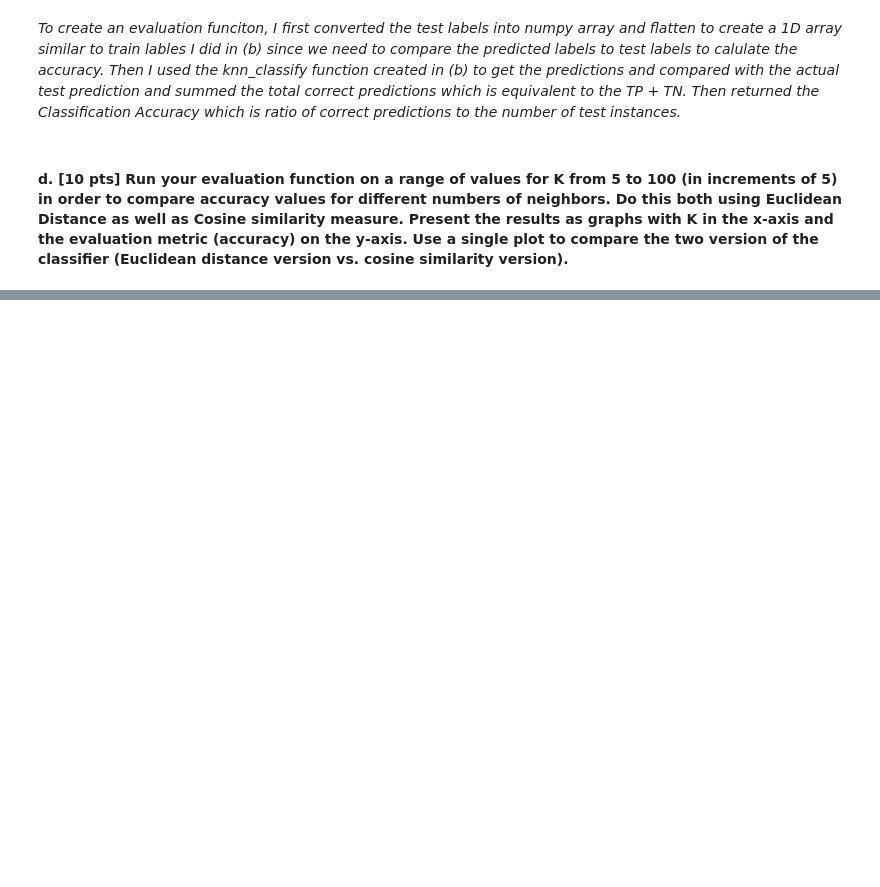
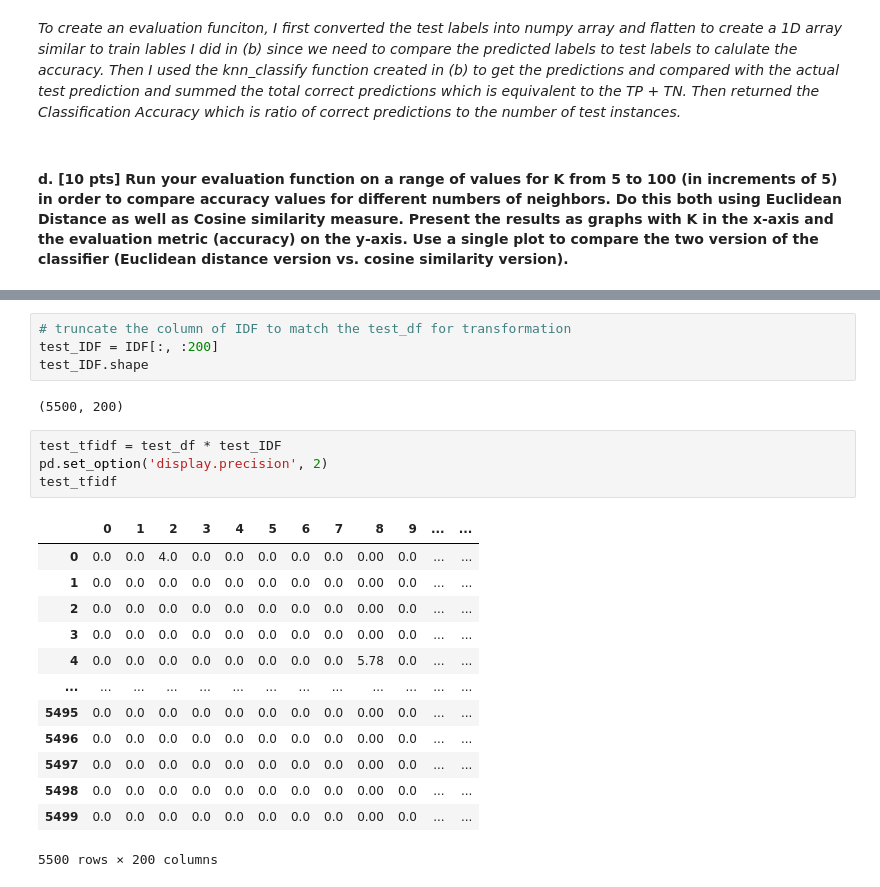
Before and after one commit to joneshshrestha/machine-learning-python, a Jupyter notebook: Document Classification/document-classification.ipynb, the cells around one changed output, grey strips where cells are left out. Cells and saved outputs as stored; diff of their text form; blank space fills up the shorter version.

```diff
--- a/Document Classification/document-classification.ipynb
+++ b/Document Classification/document-classification.ipynb
@@ -228,0 +290,24 @@ Ks
+# %%
+# truncate the column of IDF to match the test_df for transformation
+test_IDF = IDF[:, :200]
+test_IDF.shape
+# %% [output]
+(5500, 200)
+# %%
+test_tfidf = test_df * test_IDF
+pd.set_option('display.precision', 2)
+test_tfidf
+# %% [output]
+|  | 0 | 1 | 2 | 3 | 4 | 5 | 6 | 7 | 8 | 9 | ... | ... |
+| 0 | 0.0 | 0.0 | 4.0 | 0.0 | 0.0 | 0.0 | 0.0 | 0.0 | 0.00 | 0.0 | ... | ... |
+| 1 | 0.0 | 0.0 | 0.0 | 0.0 | 0.0 | 0.0 | 0.0 | 0.0 | 0.00 | 0.0 | ... | ... |
+| 2 | 0.0 | 0.0 | 0.0 | 0.0 | 0.0 | 0.0 | 0.0 | 0.0 | 0.00 | 0.0 | ... | ... |
+| 3 | 0.0 | 0.0 | 0.0 | 0.0 | 0.0 | 0.0 | 0.0 | 0.0 | 0.00 | 0.0 | ... | ... |
+| 4 | 0.0 | 0.0 | 0.0 | 0.0 | 0.0 | 0.0 | 0.0 | 0.0 | 5.78 | 0.0 | ... | ... |
+| ... | ... | ... | ... | ... | ... | ... | ... | ... | ... | ... | ... | ... |
+| 5495 | 0.0 | 0.0 | 0.0 | 0.0 | 0.0 | 0.0 | 0.0 | 0.0 | 0.00 | 0.0 | ... | ... |
+| 5496 | 0.0 | 0.0 | 0.0 | 0.0 | 0.0 | 0.0 | 0.0 | 0.0 | 0.00 | 0.0 | ... | ... |
+| 5497 | 0.0 | 0.0 | 0.0 | 0.0 | 0.0 | 0.0 | 0.0 | 0.0 | 0.00 | 0.0 | ... | ... |
+| 5498 | 0.0 | 0.0 | 0.0 | 0.0 | 0.0 | 0.0 | 0.0 | 0.0 | 0.00 | 0.0 | ... | ... |
+| 5499 | 0.0 | 0.0 | 0.0 | 0.0 | 0.0 | 0.0 | 0.0 | 0.0 | 0.00 | 0.0 | ... | ... |
+5500 rows × 200 columns
```
Also changed, not shown: parts of 14 cells of this notebook.
